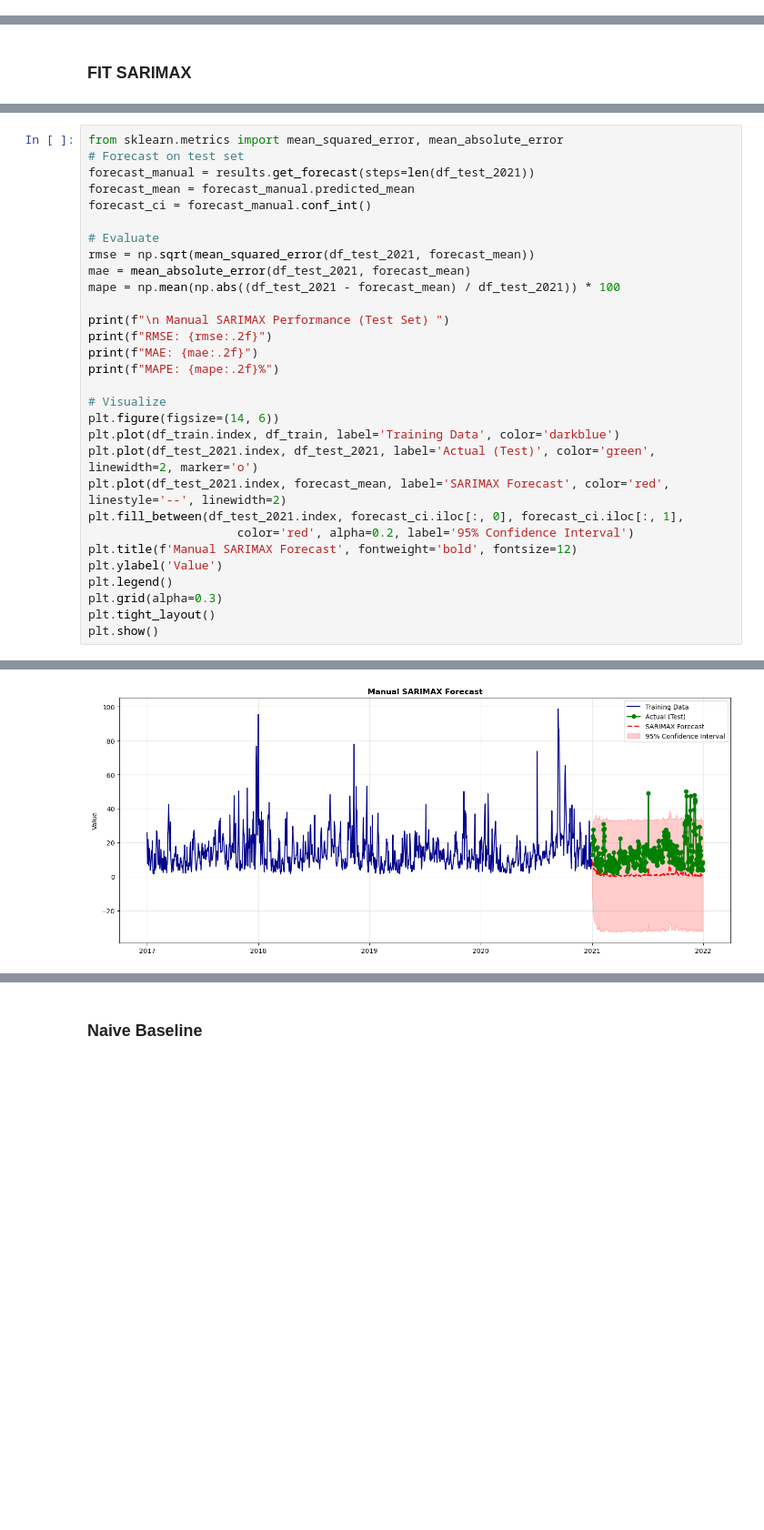
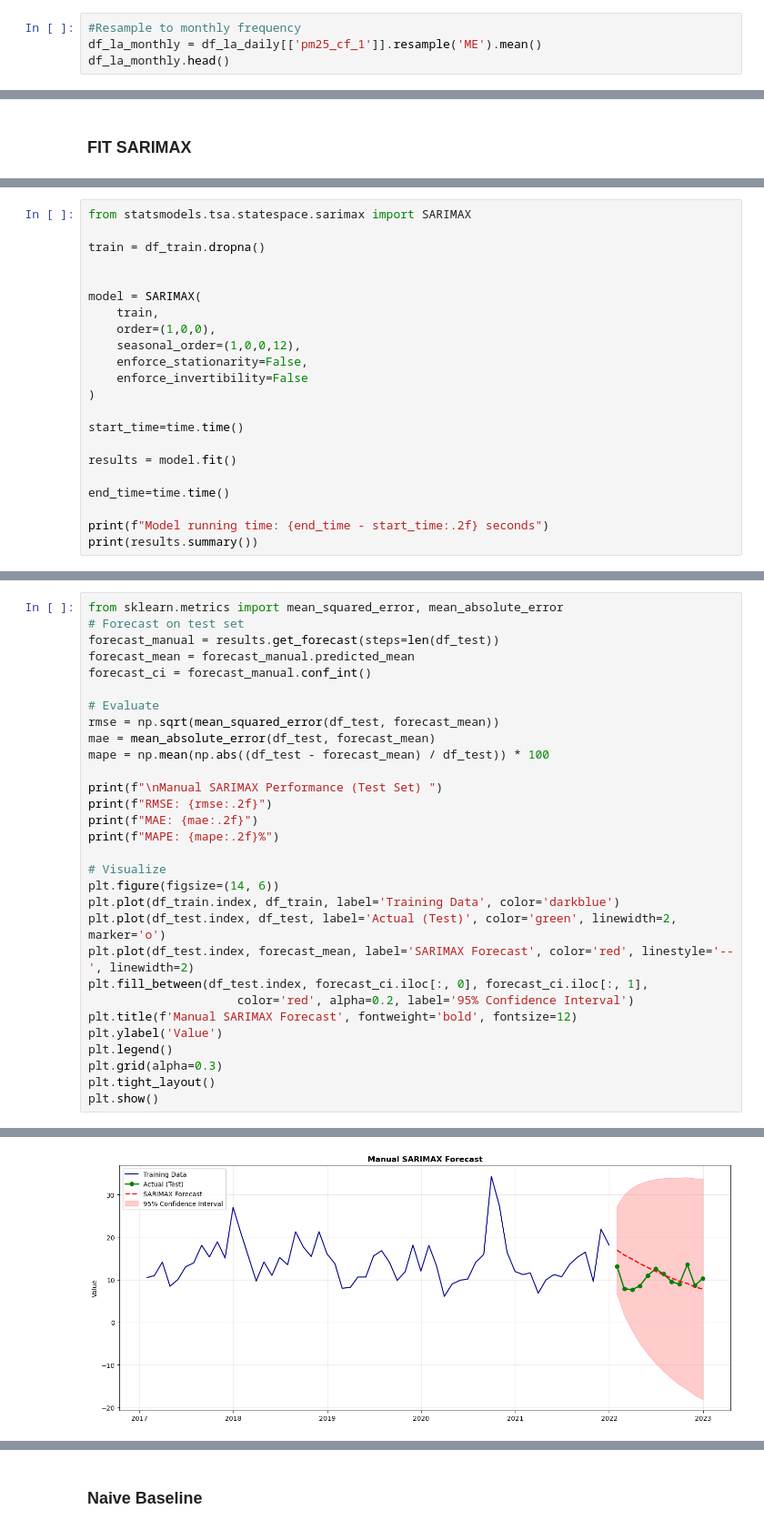
Before and after one commit to ibadet/PredictPM25, a Jupyter notebook: manual_modelling.ipynb, the cells around one changed output, grey strips where cells are left out. Shown at 91% size. Drawn from its saved outputs; the diff is of its cells as text; blank space fills up the shorter version.

```diff
--- a/manual_modelling.ipynb
+++ b/manual_modelling.ipynb
@@ -30,0 +26,4 @@ date
+# %%
+#Resample to monthly frequency
+df_la_monthly = df_la_daily[['pm25_cf_1']].resample('ME').mean()
+df_la_monthly.head()
@@ -158,0 +111,22 @@ ar.S.L365 = 0.0612 means seasonality exists but weak relative to short-term pers
+# %%
+from statsmodels.tsa.statespace.sarimax import SARIMAX
+
+train = df_train.dropna()
+
+
+model = SARIMAX(
+    train,
+    order=(1,0,0),
+    seasonal_order=(1,0,0,12),
+    enforce_stationarity=False,
+    enforce_invertibility=False
+)
+
+start_time=time.time()
+
+results = model.fit()
+
+end_time=time.time()
+
+print(f"Model running time: {end_time - start_time:.2f} seconds")
+print(results.summary())
@@ -159,16 +154,16 @@ ar.S.L365 = 0.0612 means seasonality exists but weak relative to short-term pers
 # %%
 from sklearn.metrics import mean_squared_error, mean_absolute_error
 # Forecast on test set
-forecast_manual = results.get_forecast(steps=len(df_test_2021))
+forecast_manual = results.get_forecast(steps=len(df_test))
 forecast_mean = forecast_manual.predicted_mean
 forecast_ci = forecast_manual.conf_int()
 
 # Evaluate
-rmse = np.sqrt(mean_squared_error(df_test_2021, forecast_mean))
-mae = mean_absolute_error(df_test_2021, forecast_mean)
-mape = np.mean(np.abs((df_test_2021 - forecast_mean) / df_test_2021)) * 100
+rmse = np.sqrt(mean_squared_error(df_test, forecast_mean))
+mae = mean_absolute_error(df_test, forecast_mean)
+mape = np.mean(np.abs((df_test - forecast_mean) / df_test)) * 100
 
-print(f"\n Manual SARIMAX Performance (Test Set) ")
+print(f"\nManual SARIMAX Performance (Test Set) ")
 print(f"RMSE: {rmse:.2f}")
 print(f"MAE: {mae:.2f}")
 print(f"MAPE: {mape:.2f}%")
@@ -176,9 +171,9 @@ print(f"MAPE: {mape:.2f}%")
 # Visualize
 plt.figure(figsize=(14, 6))
 plt.plot(df_train.index, df_train, label='Training Data', color='darkblue')
-plt.plot(df_test_2021.index, df_test_2021, label='Actual (Test)', color='green', linewidth=2, marker='o')
-plt.plot(df_test_2021.index, forecast_mean, label='SARIMAX Forecast', color='red', linestyle='--', linewidth=2)
-plt.fill_between(df_test_2021.index, forecast_ci.iloc[:, 0], forecast_ci.iloc[:, 1],
+plt.plot(df_test.index, df_test, label='Actual (Test)', color='green', linewidth=2, marker='o')
+plt.plot(df_test.index, forecast_mean, label='SARIMAX Forecast', color='red', linestyle='--', linewidth=2)
+plt.fill_between(df_test.index, forecast_ci.iloc[:, 0], forecast_ci.iloc[:, 1],
                      color='red', alpha=0.2, label='95% Confidence Interval')
 plt.title(f'Manual SARIMAX Forecast', fontweight='bold', fontsize=12)
 plt.ylabel('Value')
@@ -194,2 +189,2 @@ MAPE: 88.41%
-[figure, old version]
+[figure, new version]
 # %%
```
Also changed, not shown: parts of 26 cells of this notebook.
